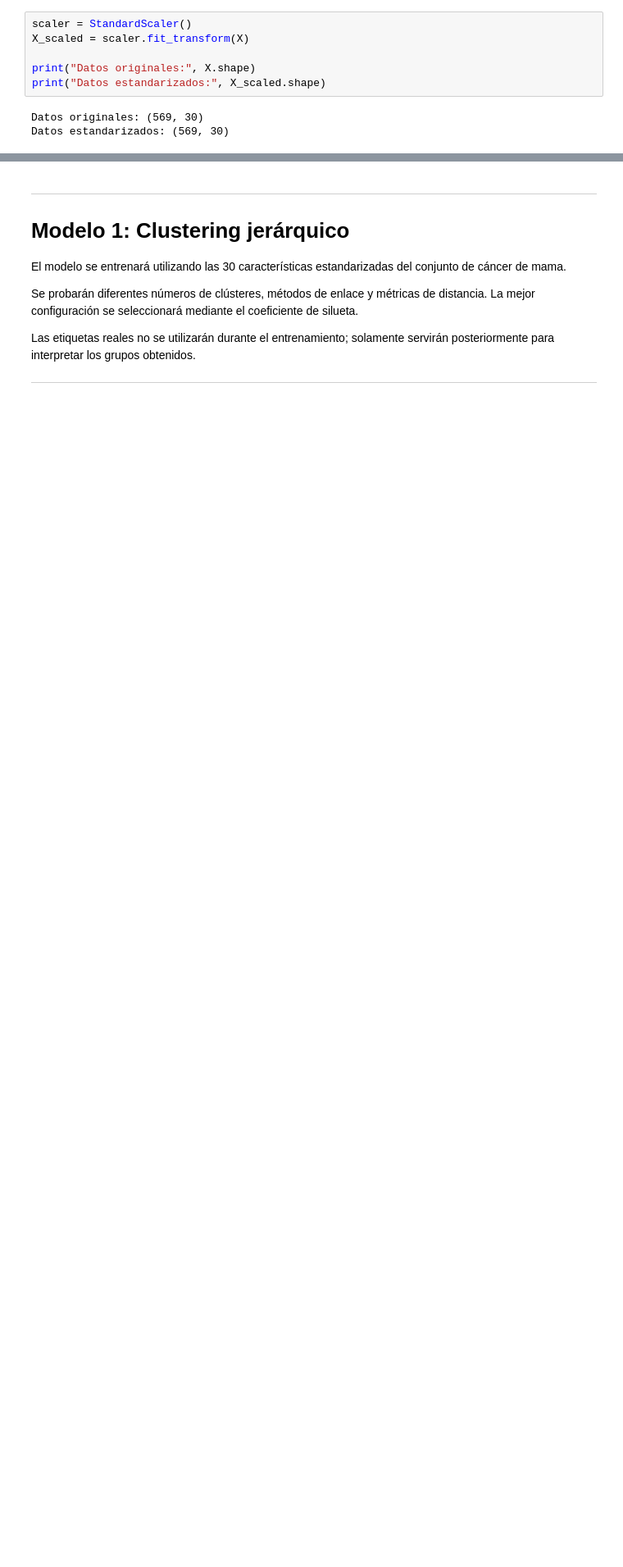
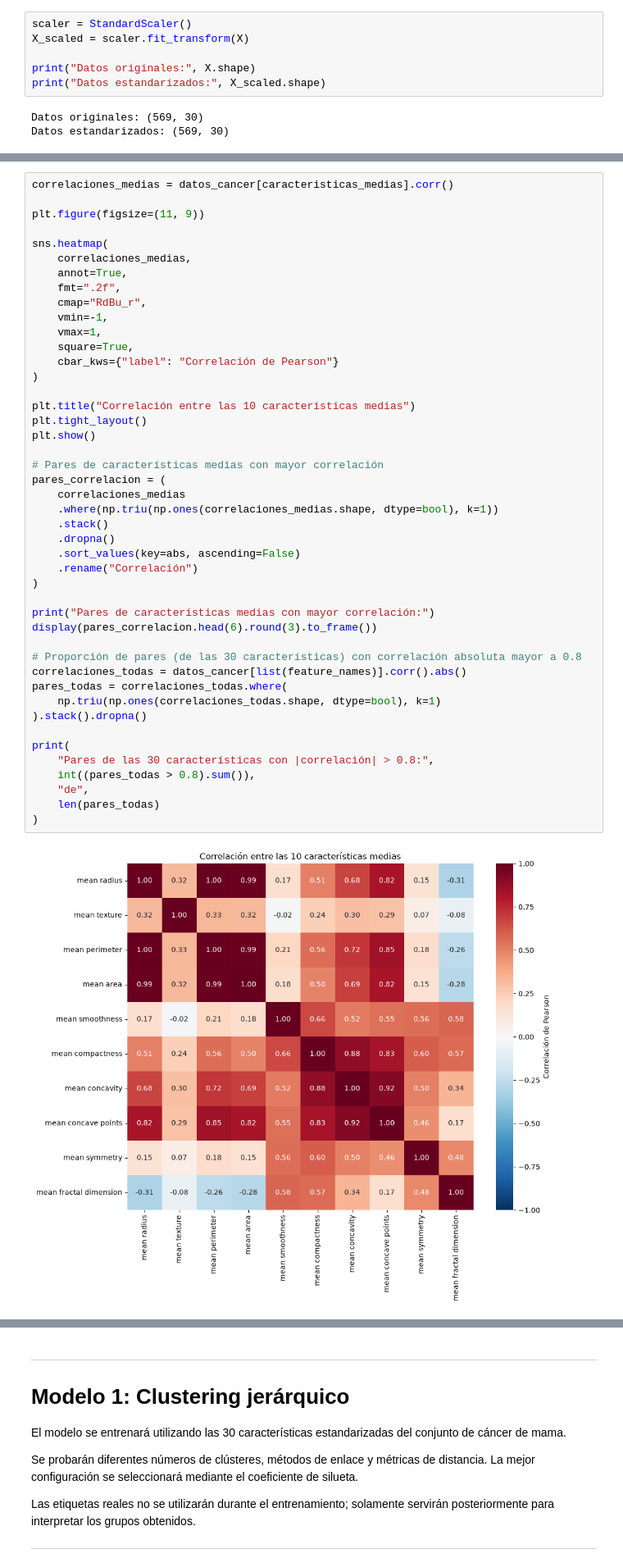
Before and after one commit to jpmartham/proyecto-final-razonamiento, a Jupyter notebook: notebooks/cancer_mama.ipynb, the cells around one changed output, grey strips where cells are left out. Shown at 82% size. Cells and saved outputs as stored; diff of their text form; blank space fills up the shorter version.

```diff
--- a/notebooks/cancer_mama.ipynb
+++ b/notebooks/cancer_mama.ipynb
@@ -47,0 +324,47 @@ Datos estandarizados: (569, 30)
+# %%
+correlaciones_medias = datos_cancer[caracteristicas_medias].corr()
+
+plt.figure(figsize=(11, 9))
+
+sns.heatmap(
+    correlaciones_medias,
+    annot=True,
+    fmt=".2f",
+    cmap="RdBu_r",
+    vmin=-1,
+    vmax=1,
+    square=True,
+    cbar_kws={"label": "Correlación de Pearson"}
+)
+
+plt.title("Correlación entre las 10 características medias")
+plt.tight_layout()
+plt.show()
+
+# Pares de características medias con mayor correlación
+pares_correlacion = (
+    correlaciones_medias
+    .where(np.triu(np.ones(correlaciones_medias.shape, dtype=bool), k=1))
+    .stack()
+    .dropna()
+    .sort_values(key=abs, ascending=False)
+    .rename("Correlación")
+)
+
+print("Pares de características medias con mayor correlación:")
+display(pares_correlacion.head(6).round(3).to_frame())
+
+# Proporción de pares (de las 30 características) con correlación absoluta mayor a 0.8
+correlaciones_todas = datos_cancer[list(feature_names)].corr().abs()
+pares_todas = correlaciones_todas.where(
+    np.triu(np.ones(correlaciones_todas.shape, dtype=bool), k=1)
+).stack().dropna()
+
+print(
+    "Pares de las 30 características con |correlación| > 0.8:",
+    int((pares_todas > 0.8).sum()),
+    "de",
+    len(pares_todas)
+)
+# %% [output]
+[figure, added]
```
Also changed, not shown: parts of 17 cells of this notebook.
